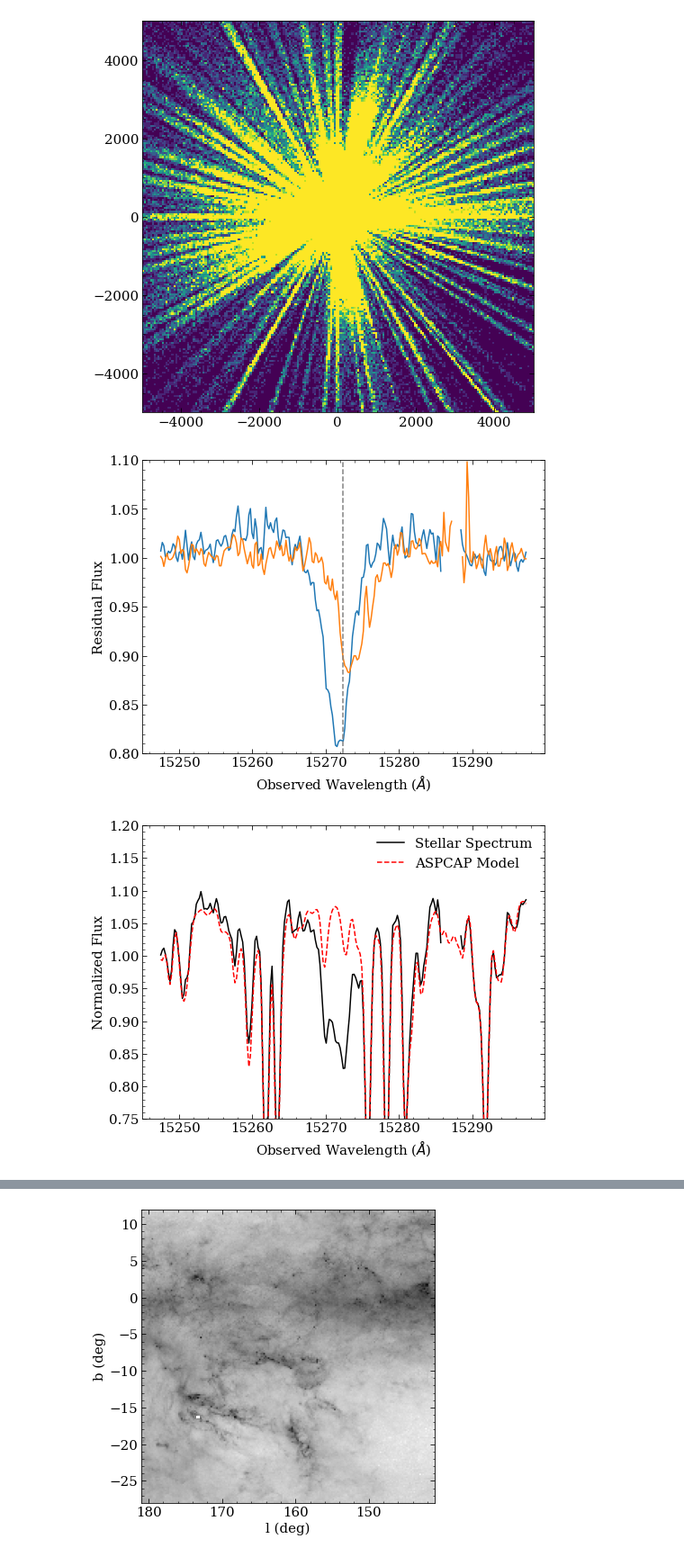
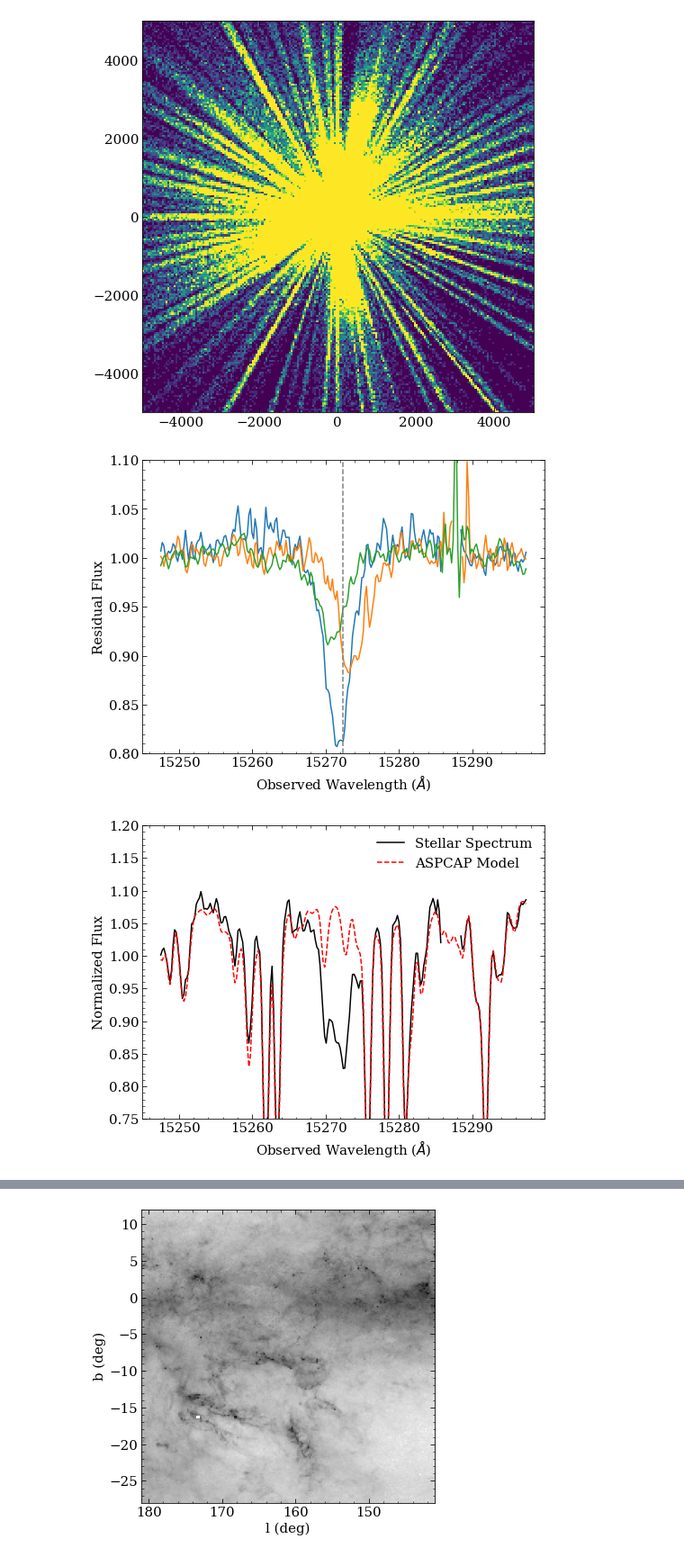
Before and after one commit to aidantmcb/CACloudKT, a Jupyter notebook: 230721_SDSSMeetingPlots.ipynb, the cells around one changed output, grey strips where cells are left out. Shown at 90% size. Saved outputs shown, nothing was run; the diff lists cells and outputs as text; code cells hidden in the pictures.

```diff
--- a/230721_SDSSMeetingPlots.ipynb
+++ b/230721_SDSSMeetingPlots.ipynb
@@ -198,35 +198,35 @@ res_rev, aspcap_rev, mod_rev = calc_res(star_rev)
 
 
 fig, ax = plt.subplots(figsize = (8,6))
 
 
 ax.plot(wavs_window, res_cen[window])
 ax.plot(wavs_window, res_fwd[window])
-# ax.plot(wavs_window, res_rev[window])
+ax.plot(wavs_window, res_rev[window])
 
 
 ax.plot([lambda0, lambda0], [0.8, 1.1], color = 'grey', linestyle = 'dashed')
 
 ax.set_ylim(0.8, 1.1)
 ax.set_xlabel('Observed Wavelength ($\AA$)')
 ax.set_ylabel('Residual Flux')
 plt.savefig('../figures/DIB_galcen_galfwd.png')
 plt.show()
 ## To do: clean up skylines, link to parts of the galaxy
 
 fig, ax = plt.subplots(figsize = (8,6))
 
 ax.plot(wavs_window, aspcap_cen[window], color = 'k', label = 'Stellar Spectrum')
 ax.plot(wavs_window, mod_cen[window], color = 'r', linestyle = 'dashed', label = 'ASPCAP Model')
 ax.set_xlabel('Observed Wavelength ($\AA$)')
 ax.set_ylabel('Normalized Flux')
 ax.set_ylim(0.75, 1.2)
 
 ax.legend()
 plt.savefig('../figures/spectrum_model.png')
 plt.show()
 # %% [output]
-[figure, old version]
+[figure, new version]
 [figure]
 # %%
 ### Dustmap coordinates
```
Also changed, not shown: parts of 2 cells of this notebook, 5 other files.
